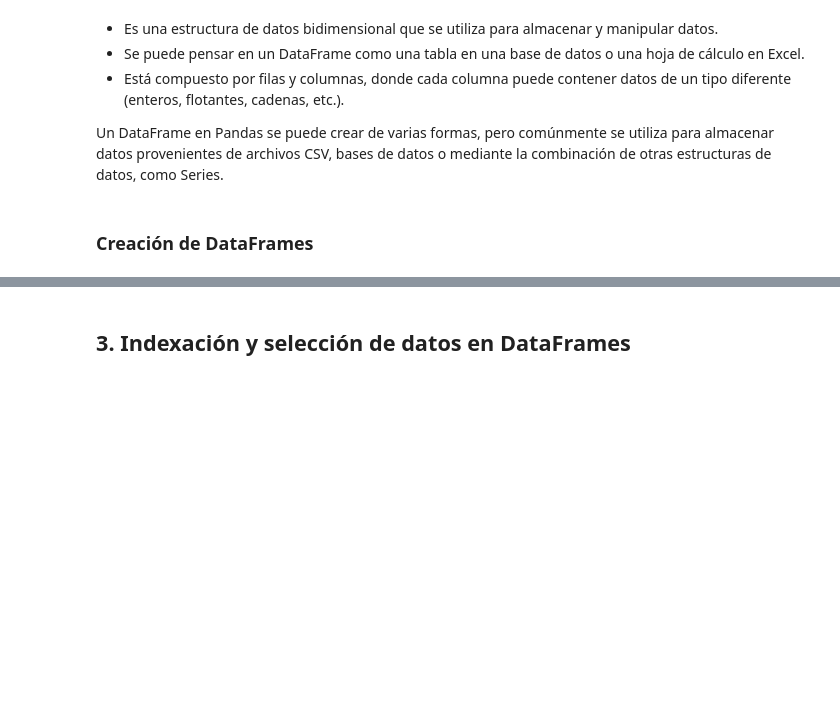
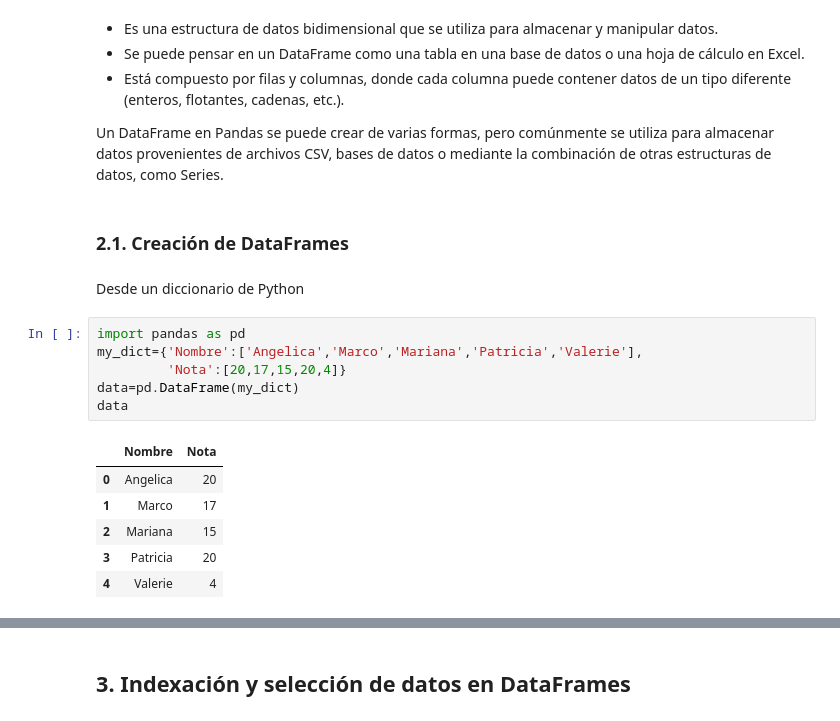
Before and after one commit to Joestivus/230525_2do_Intento, a Jupyter notebook: modulo_2/Pandas_Dataframes.ipynb, the cells around one changed output, grey strips where cells are left out. Drawn from its saved outputs; the diff is of its cells as text; blank space fills up the shorter version.

```diff
--- a/modulo_2/Pandas_Dataframes.ipynb
+++ b/modulo_2/Pandas_Dataframes.ipynb
@@ -224,4 +224,19 @@ Datos: ['manzana', 'pera', 'manzana', 'plátano', 'manzana', 'pera']
 
 Un DataFrame en Pandas se puede crear de varias formas, pero comúnmente se utiliza para almacenar datos provenientes de archivos CSV, bases de datos o mediante la combinación de otras estructuras de datos, como Series.
 # %% [markdown]
-### Creación de DataFrames
+### 2.1. Creación de DataFrames
+# %% [markdown]
+Desde un diccionario de Python
+# %%
+import pandas as pd
+my_dict={'Nombre':['Angelica','Marco','Mariana','Patricia','Valerie'],
+         'Nota':[20,17,15,20,4]}
+data=pd.DataFrame(my_dict)
+data
+# %% [output]
+|  | Nombre | Nota |
+| 0 | Angelica | 20 |
+| 1 | Marco | 17 |
+| 2 | Mariana | 15 |
+| 3 | Patricia | 20 |
+| 4 | Valerie | 4 |
```
Also changed, not shown: parts of 89 cells of this notebook.
